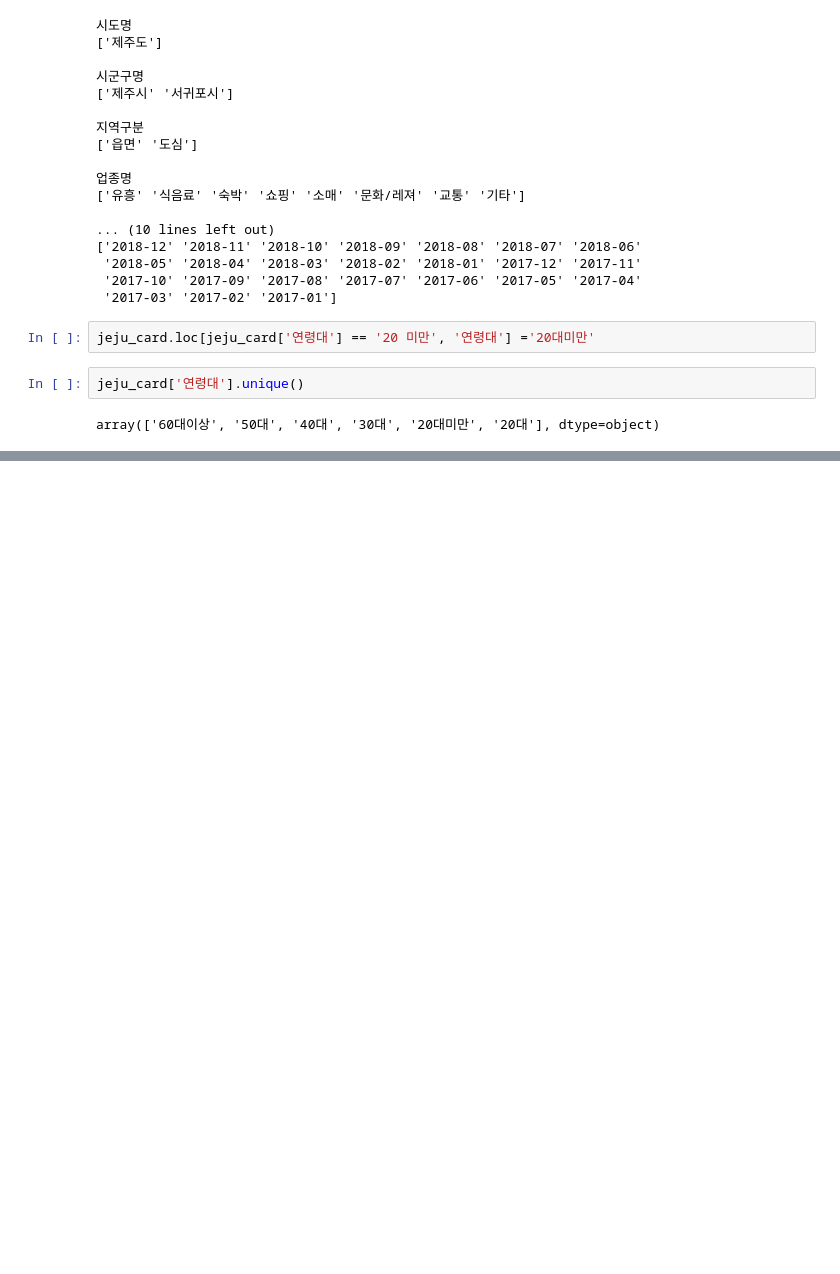
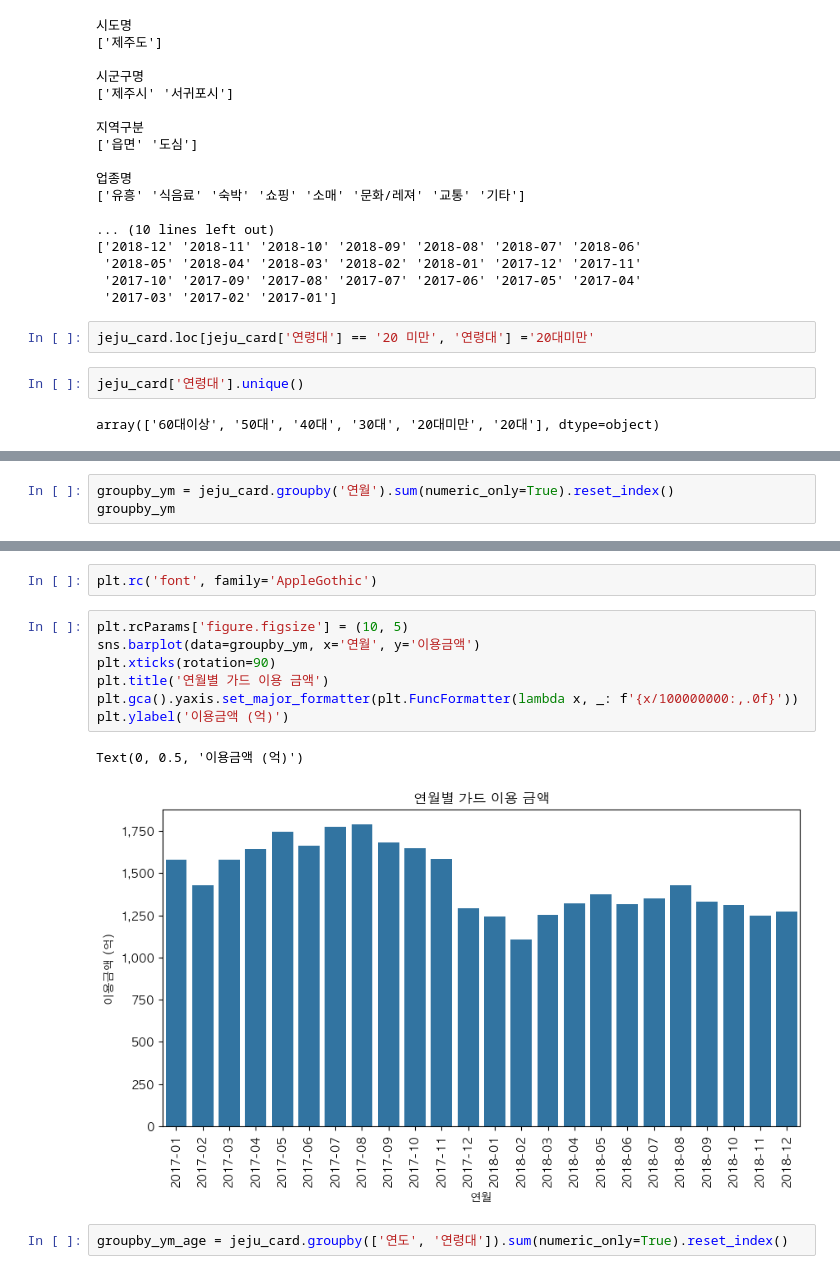
Before and after one commit to NavruzbekDB/Jeju-island-card-data, a Jupyter notebook: Jeju card data.ipynb, the cells around one changed output, grey strips where cells are left out. Drawn from its saved outputs; the diff is of its cells as text; blank space fills up the shorter version.

```diff
--- a/Jeju card data.ipynb
+++ b/Jeju card data.ipynb
@@ -175,0 +213,3 @@ array(['60대이상', '50대', '40대', '30대', '20대미만', '20대'], dtype=
+# %%
+groupby_ym = jeju_card.groupby('연월').sum(numeric_only=True).reset_index()
+groupby_ym
@@ -175,0 +234,14 @@ array(['60대이상', '50대', '40대', '30대', '20대미만', '20대'], dtype=
+# %%
+plt.rc('font', family='AppleGothic')
+# %%
+plt.rcParams['figure.figsize'] = (10, 5)
+sns.barplot(data=groupby_ym, x='연월', y='이용금액')
+plt.xticks(rotation=90)
+plt.title('연월별 가드 이용 금액')
+plt.gca().yaxis.set_major_formatter(plt.FuncFormatter(lambda x, _: f'{x/100000000:,.0f}'))
+plt.ylabel('이용금액 (억)')
+# %% [output]
+Text(0, 0.5, '이용금액 (억)')
+[figure, added]
+# %%
+groupby_ym_age = jeju_card.groupby(['연도', '연령대']).sum(numeric_only=True).reset_index()
```
Also changed, not shown: parts of 30 cells of this notebook.
